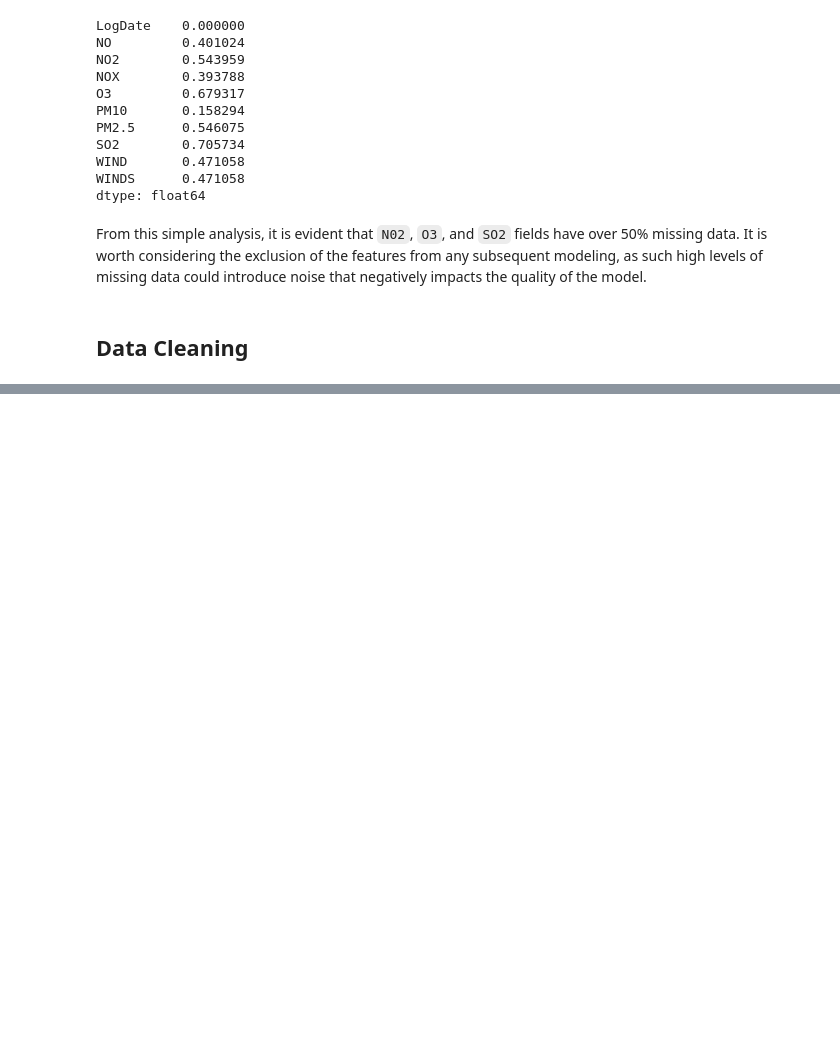
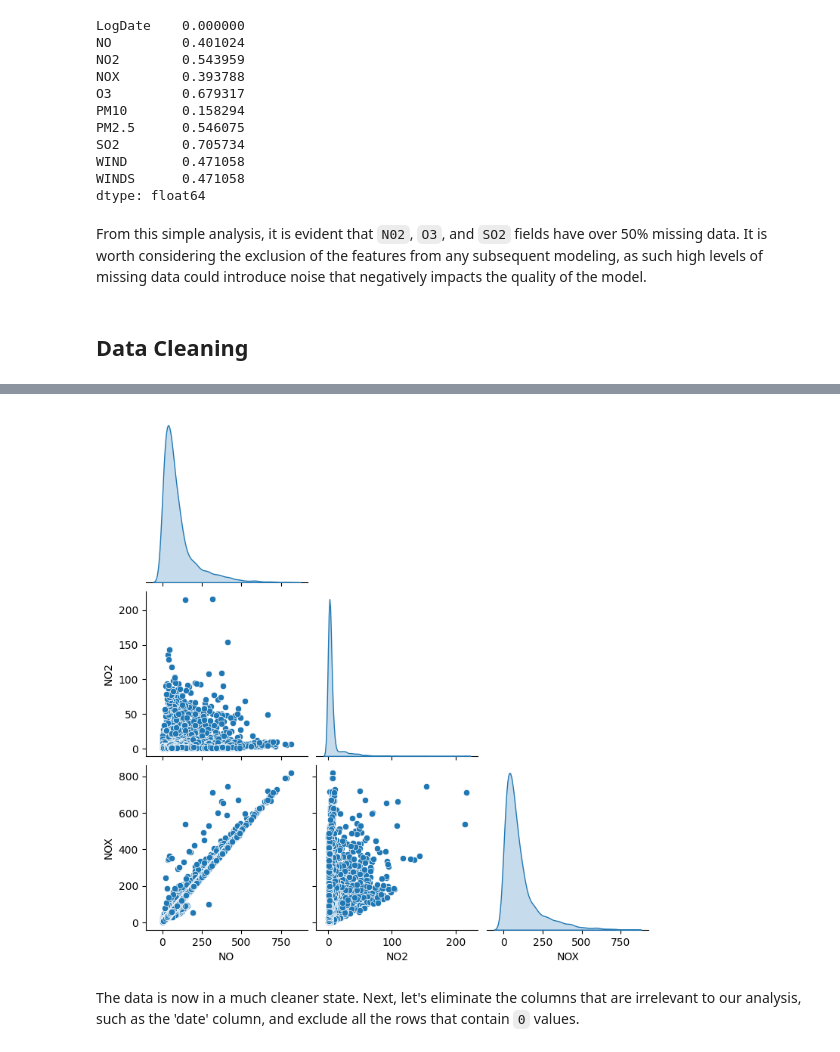
Before and after one commit to faizuddin/python-workshop, a Jupyter notebook: intro-to-data-analysis/eda.ipynb, the cells around one changed output, grey strips where cells are left out. Cells and saved outputs as stored; diff of their text form; code cells hidden in the pictures; blank space fills up the shorter version.

Commit message:
Added data cleaning

```diff
--- a/intro-to-data-analysis/eda.ipynb
+++ b/intro-to-data-analysis/eda.ipynb
@@ -117,0 +138,12 @@ From this simple analysis, it is evident that `N02`, `O3`, and `SO2` fields have
+# %%
+import numpy as np
+sns.pairplot(
+    df[['NO', 'NO2', 'NOX']].replace(0, np.nan).dropna(),
+    diag_kind='kde',
+    corner=True
+)
+plt.show()
+# %% [output]
+[figure, added]
+# %% [markdown]
+The data is now in a much cleaner state. Next, let's eliminate the columns that are irrelevant to our analysis, such as the 'date' column, and exclude all the rows that contain `0` values.
```
Also changed, not shown: parts of 3 cells of this notebook.
